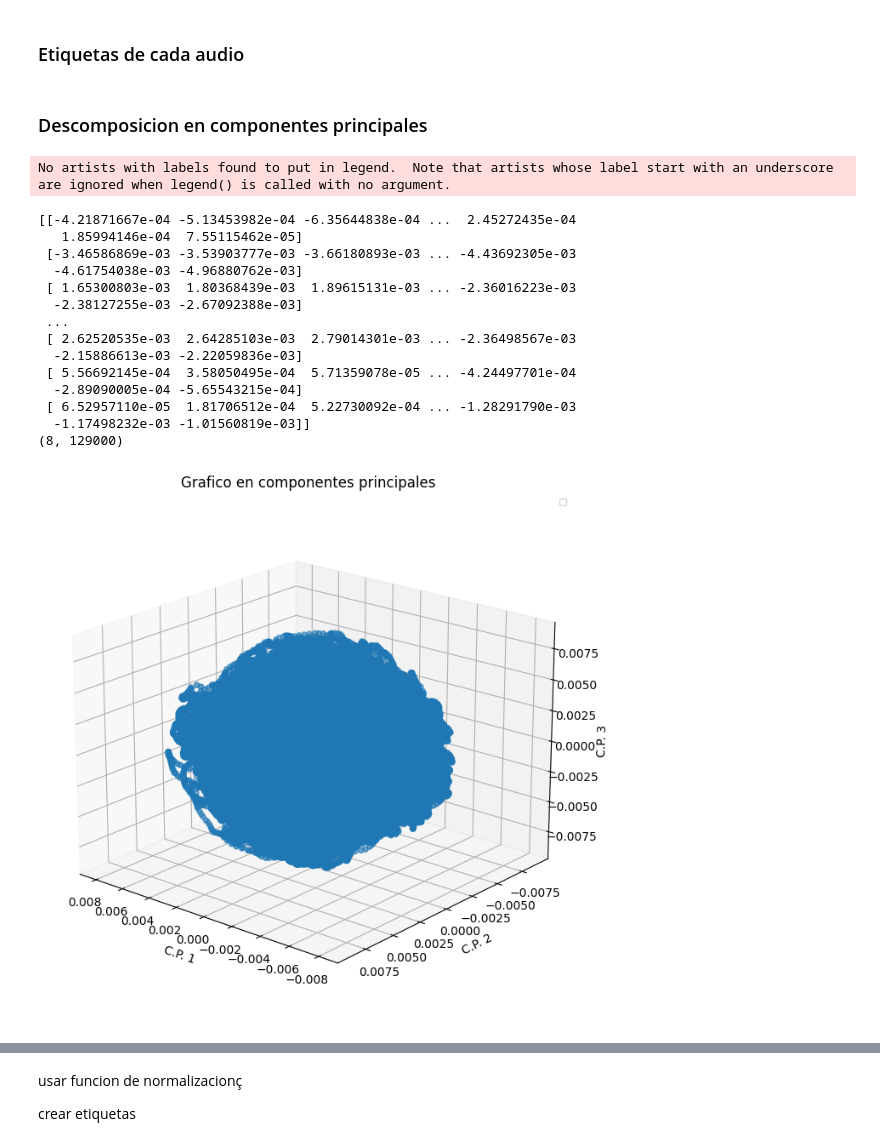
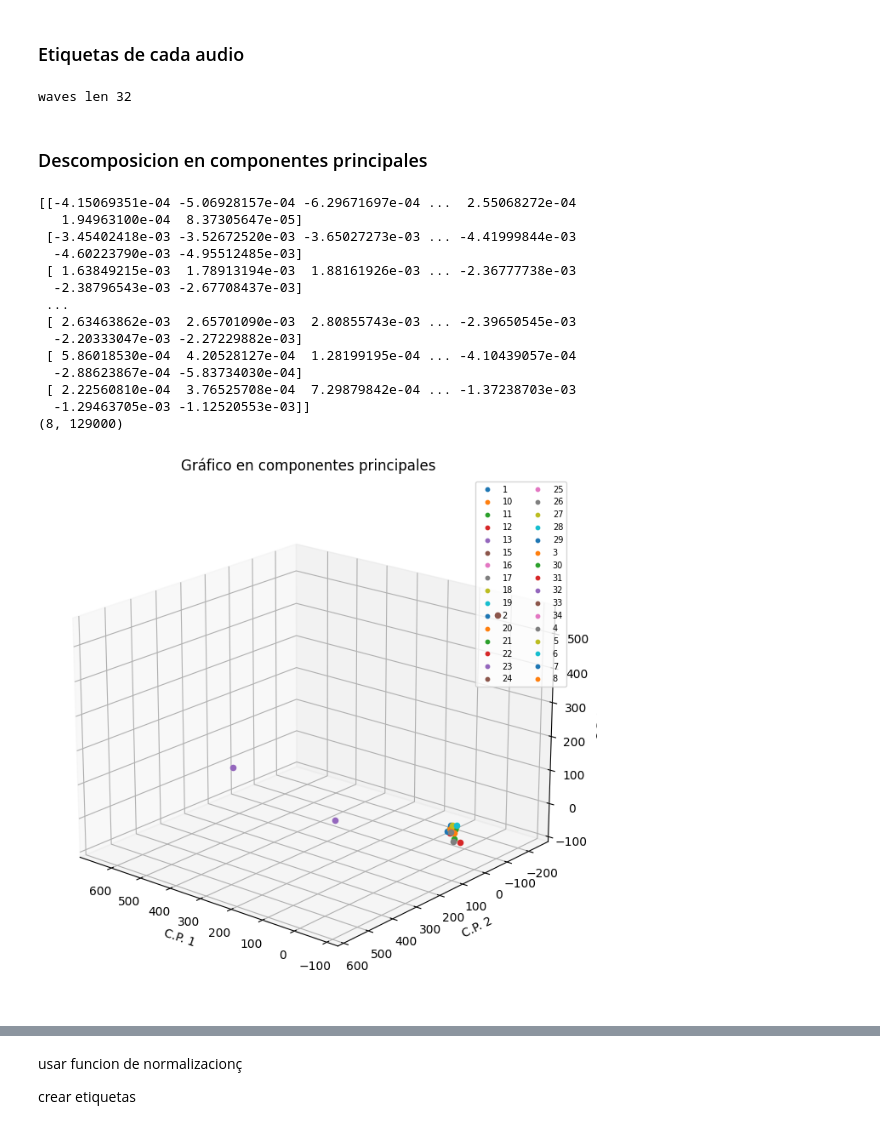
Before and after one commit to m16u3lll/ML, a Jupyter notebook: audiosv1.ipynb, the cells around one changed output, grey strips where cells are left out. Cells and saved outputs as stored; diff of their text form; code cells hidden in the pictures.

```diff
--- a/audiosv1.ipynb
+++ b/audiosv1.ipynb
@@ -120,56 +114,63 @@ Nmatrix = scaler.fit_transform(matrix)
 # %% [markdown]
 ### Etiquetas de cada audio
 # %%
+wavs=[
+    '1','10','11','12','13','15','16','17','18','19',
+    '2','20','21','22','23','24','25','26','27','28','29',
+    '3','30','31','32','33','34','4','5','6','7','8'
+    ]
+
+print(f'waves len {len(wavs)}')
 #por sexo
 sx=["M","H","H","M","H","H","H","Ha","M","H",
     "M","H","M","H","H","H","H","H","H","H",
     "M","H","H","H","H","H","M",
     "H","H","H","H","H"]
+# %% [output]
+waves len 32
 # %% [markdown]
 ### Descomposicion en componentes principales
 # %%
 pca=PCA(8)
 pca.fit(Nmatrix)
 print(pca.components_)
 print(pca.components_.shape)
 
+fig0=plt.figure(figsize=(33, 8))
+ax=fig0.add_subplot(111,projection='3d',title='Gráfico en componentes principales')
 
-# VERSION PRIMITIVA DE PCA
-fig0=plt.figure(figsize=(33, 8))
-ax=fig0.add_subplot(111,projection='3d',title='Grafico en componentes principales')
+for j in range (matrix.shape[0]):
+    #PROYECCIONES DE CADA ARCHIVO DE AUDIO SOBRE COMPONENTES PRINCIPALES
+    x = pca.components_[0] @ Nmatrix[j,:].T #cambiando el valor numerico referente al vector de la matriz VT podemos cambiar la proyeccion sobre una componente principal
+    y = pca.components_[1]@ Nmatrix[j,:].T
+    z = pca.components_[2] @ Nmatrix[j,:].T
 
-x=pca.components_[0]
-y=pca.components_[1]
-z=pca.components_[2]
-
-
-ax.scatter(x,y,z,marker='o')
+    ax.scatter(x,y,z,marker='o', label=wavs[j])
 
 ax.legend(loc='upper right',ncols=2,fontsize=7,markerscale=0.7)
 ax.set_xlabel('C.P. 1')
 ax.set_ylabel('C.P. 2')
 ax.set_zlabel('C.P. 3')
 
 
 #for angle in range(0,360):
 ax.view_init(20,130 )
 #plt.draw()
 #plt.pause(.01)
 plt.show()
 # %% [output]
-No artists with labels found to put in legend.  Note that artists whose label start with an underscore are ignored when legend() is called with no argument.
+[[-4.15069351e-04 -5.06928157e-04 -6.29671697e-04 ...  2.55068272e-04
+   1.94963100e-04  8.37305647e-05]
+ [-3.45402418e-03 -3.52672520e-03 -3.65027273e-03 ... -4.41999844e-03
+  -4.60223790e-03 -4.95512485e-03]
+ [ 1.63849215e-03  1.78913194e-03  1.88161926e-03 ... -2.36777738e-03
+  -2.38796543e-03 -2.67708437e-03]
+ ...
+ [ 2.63463862e-03  2.65701090e-03  2.80855743e-03 ... -2.39650545e-03
+  -2.20333047e-03 -2.27229882e-03]
+ [ 5.86018530e-04  4.20528127e-04  1.28199195e-04 ... -4.10439057e-04
+  -2.88623867e-04 -5.83734030e-04]
+ [ 2.22560810e-04  3.76525708e-04  7.29879842e-04 ... -1.37238703e-03
+  -1.29463705e-03 -1.12520553e-03]]
+(8, 129000)
-[[-4.21871667e-04 -5.13453982e-04 -6.35644838e-04 ...  2.45272435e-04
-   1.85994146e-04  7.55115462e-05]
- [-3.46586869e-03 -3.53903777e-03 -3.66180893e-03 ... -4.43692305e-03
-  -4.61754038e-03 -4.96880762e-03]
- [ 1.65300803e-03  1.80368439e-03  1.89615131e-03 ... -2.36016223e-03
-  -2.38127255e-03 -2.67092388e-03]
- ...
- [ 2.62520535e-03  2.64285103e-03  2.79014301e-03 ... -2.36498567e-03
-  -2.15886613e-03 -2.22059836e-03]
- [ 5.56692145e-04  3.58050495e-04  5.71359078e-05 ... -4.24497701e-04
-  -2.89090005e-04 -5.65543215e-04]
- [ 6.52957110e-05  1.81706512e-04  5.22730092e-04 ... -1.28291790e-03
-  -1.17498232e-03 -1.01560819e-03]]
-(8, 129000)
-[figure, old version]
+[figure, new version]
```
Also changed, not shown: parts of 14 cells of this notebook.
